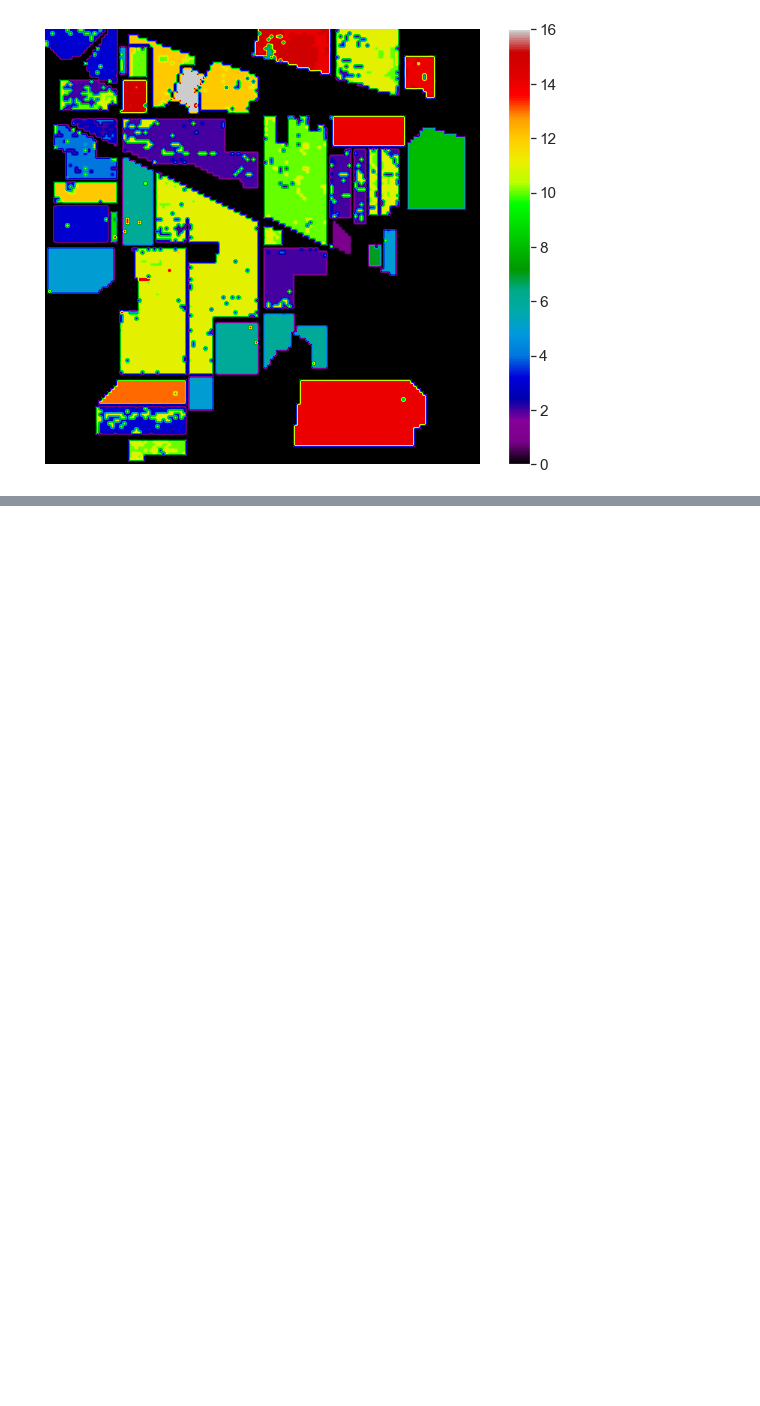
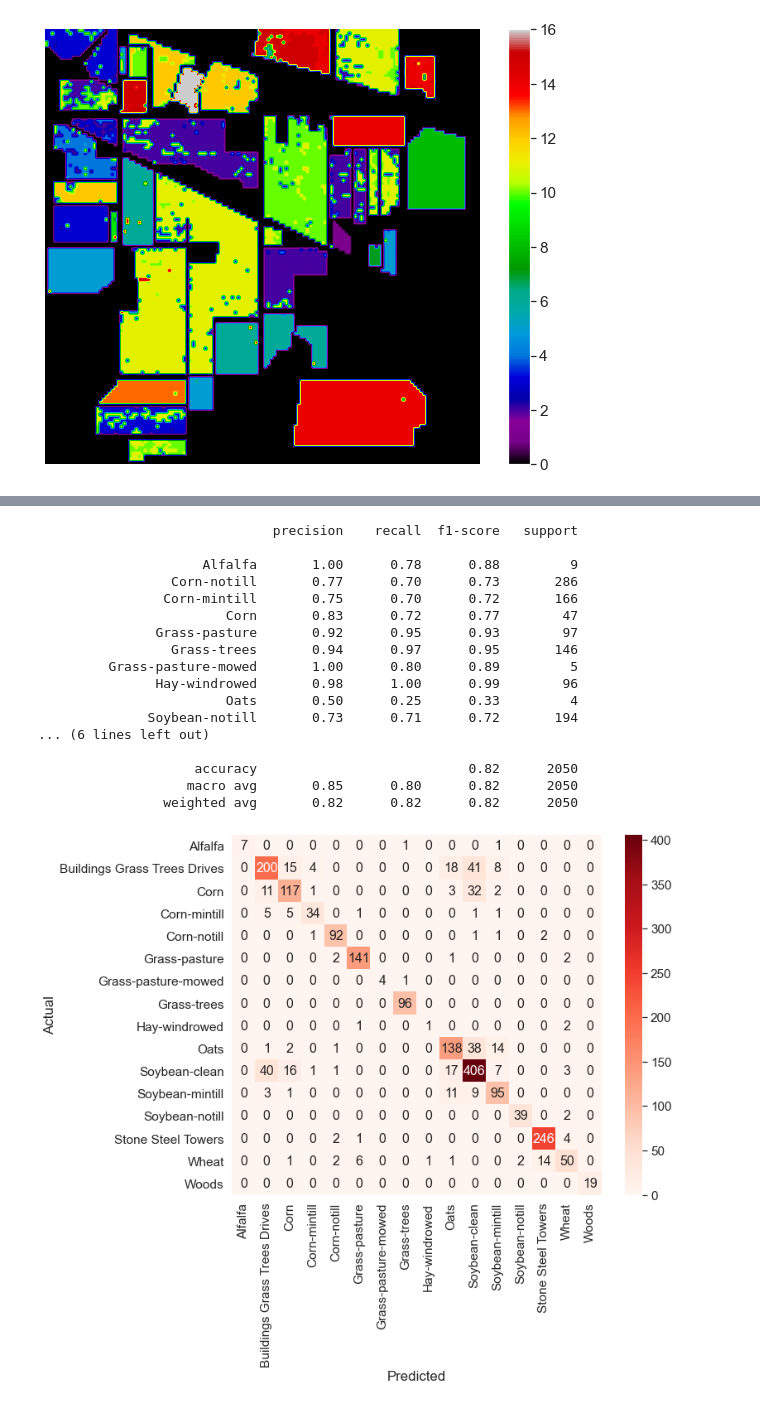
Before and after one commit to datamonday/HSI-Analysis, a Jupyter notebook: 01 Hyperspectral Image Analysis/04 Feature Selection.ipynb, the cells around one changed output, grey strips where cells are left out. Cells and saved outputs as stored; diff of their text form; code cells hidden in the pictures; blank space fills up the shorter version.

```diff
--- a/01 Hyperspectral Image Analysis/04 Feature Selection.ipynb
+++ b/01 Hyperspectral Image Analysis/04 Feature Selection.ipynb
@@ -607,0 +655,21 @@ plot_classify(svm, X_final, save_name = 'FS_Boruta')
+# %%
+static_metric_fs(fs_chi2, save_name="fs_chi2")
+# %% [output]
+                              precision    recall  f1-score   support
+
+                     Alfalfa       1.00      0.78      0.88         9
+                 Corn-notill       0.77      0.70      0.73       286
+                Corn-mintill       0.75      0.70      0.72       166
+                        Corn       0.83      0.72      0.77        47
+               Grass-pasture       0.92      0.95      0.93        97
+                 Grass-trees       0.94      0.97      0.95       146
+         Grass-pasture-mowed       1.00      0.80      0.89         5
+               Hay-windrowed       0.98      1.00      0.99        96
+                        Oats       0.50      0.25      0.33         4
+              Soybean-notill       0.73      0.71      0.72       194
+... (6 lines left out)
+
+                    accuracy                           0.82      2050
+                   macro avg       0.85      0.80      0.82      2050
+                weighted avg       0.82      0.82      0.82      2050
+[figure, added]
```
Also changed, not shown: parts of 8 cells of this notebook, 5 other files.
